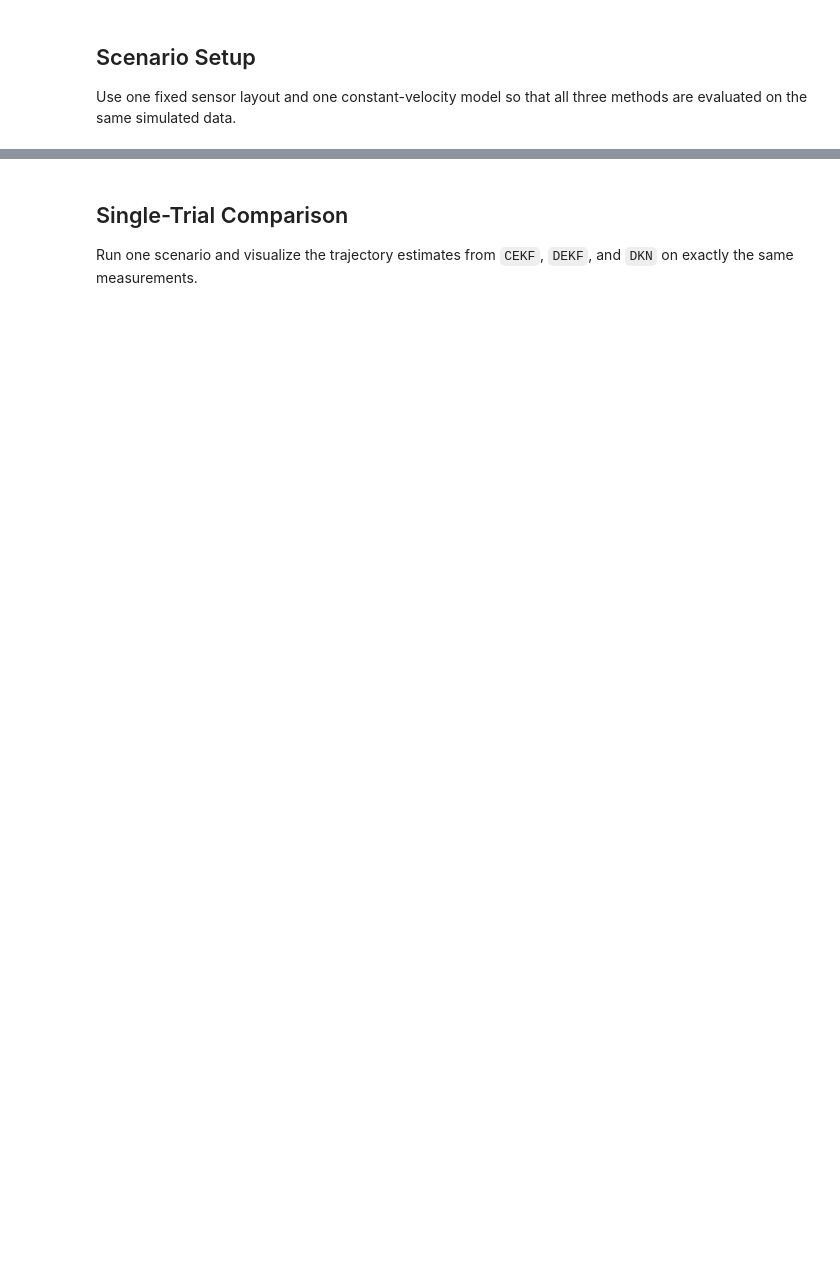
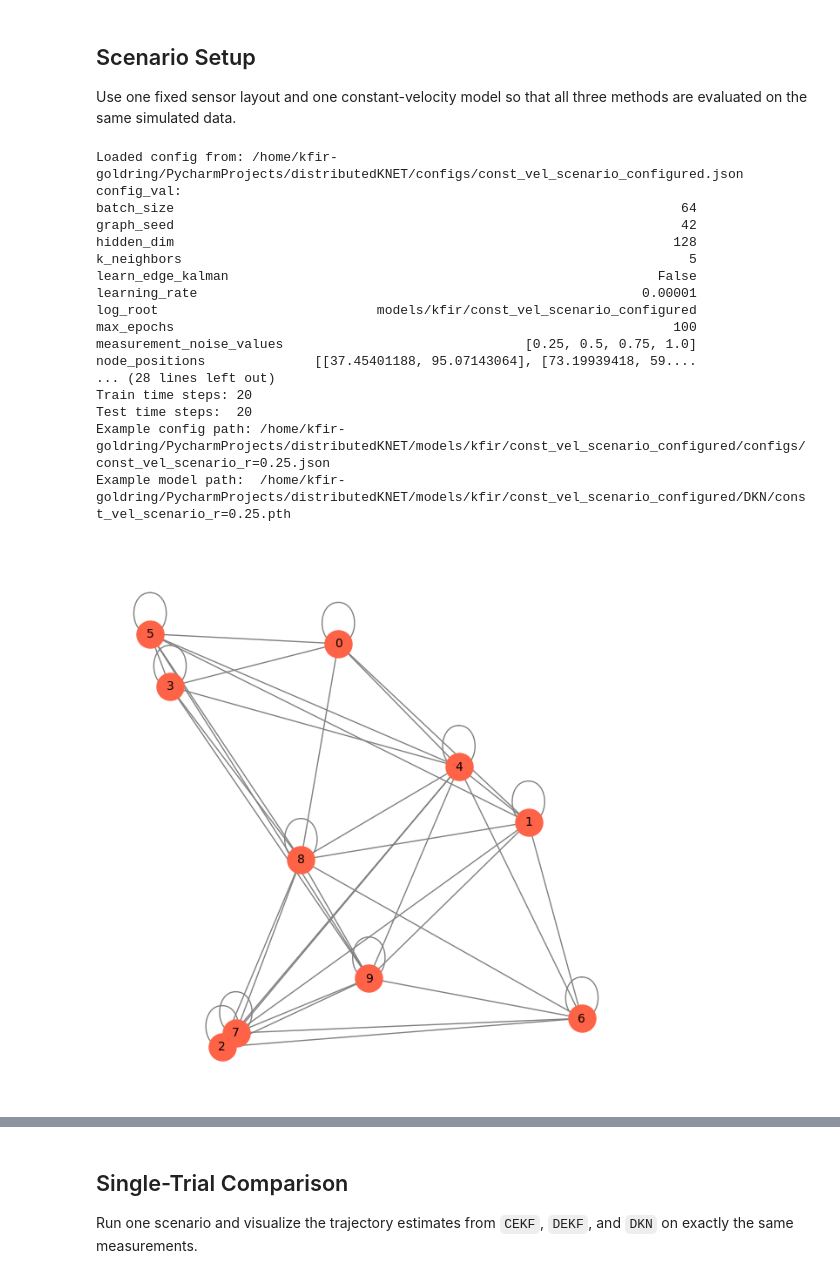
Before and after one commit to AvivG123/distributedKNET, a Jupyter notebook: notebooks/const_vel_scenario_comparison.ipynb, the cells around one changed output, grey strips where cells are left out. Drawn from its saved outputs; the diff is of its cells as text; code cells hidden in the pictures; blank space fills up the shorter version.

```diff
--- a/notebooks/const_vel_scenario_comparison.ipynb
+++ b/notebooks/const_vel_scenario_comparison.ipynb
@@ -62,55 +60,60 @@ num_trials = config_val["num_trials"]
 process_noise_std = config_val["process_noise_std"]
 time_delta = config_val["time_delta"]
 measurement_noise_values = config_val["measurement_noise_values"]
-shared_noise_across_trajectories = config_val.get("shared_noise_across_trajectories", False)
-name_suffix = "_shared_noise" if shared_noise_across_trajectories else ""
-shared_trials_cache = {}
 
 x_init = np.array(config_val["x0"], dtype=float).reshape(state_dimension, 1)
-x0_estimate = np.array(config_val["x0_estimate"], dtype=float).reshape(state_dimension, 1)
 p0 = np.eye(state_dimension) * config_val["p0_scale"]
 
 node_positions = np.array(config_val["node_positions"], dtype=float)
 f_system = ConstantVelocityModel(time_delta)
 h_system = DistanceAngleObservation(node_positions)
 adjacency_matrix = create_distance_based_graph(
     node_positions,
     k_neighbors=config_val["k_neighbors"],
     seed=config_val["graph_seed"],
 )
 j_matrix = np.array(adjacency_matrix, dtype=float, copy=True)
 np.fill_diagonal(j_matrix, 1.0)
 node_types = h_system.node_classification[:, 0].numpy().astype(int)
 save_root = REPO_ROOT / config_val["save_root"]
 
 def get_trial_data(r_noise):
-    if not shared_noise_across_trajectories:
-        trajectory = generate_trajectory(f_system, x_init, num_time_steps, process_noise_std)
-        measurements = generate_measurements(h_system, trajectory, r_noise)
-        return trajectory, measurements
-
-    noise_key = float(r_noise)
-    if noise_key not in shared_trials_cache:
-        shared_trajectory = generate_trajectory(f_system, x_init, num_time_steps, process_noise_std)
-        shared_measurements = generate_measurements(h_system, shared_trajectory, r_noise)
-        shared_trials_cache[noise_key] = (shared_trajectory, shared_measurements)
-
-    shared_trajectory, shared_measurements = shared_trials_cache[noise_key]
-    return shared_trajectory.clone(), shared_measurements.copy()
+    trajectory = generate_trajectory(f_system, x_init, num_time_steps, process_noise_std)
+    measurements = generate_measurements(h_system, trajectory, r_noise)
+    return trajectory, measurements
 
 example_r = measurement_noise_values[0]
-example_run_name = f"const_vel_scenario_r={example_r}{name_suffix}"
+example_run_name = f"const_vel_scenario_r={example_r}"
 example_config_path = save_root / "configs" / f"{example_run_name}.json"
 example_model_path = save_root / "DKN" / f"{example_run_name}.pth"
 
 print(f"Loaded config from: {config_path}")
 print("config_val:")
 print(pd.Series(config_val))
 print("\nNode positions:")
 print(node_positions)
 print(f"Train time steps: {train_time_steps}")
 print(f"Test time steps:  {test_time_steps}")
 print(f"Example config path: {example_config_path}")
 print(f"Example model path:  {example_model_path}")
 plot_graph(adjacency_matrix, node_positions, title="Constant Velocity Scenario Graph")
 plot_trajectory_and_nodes(node_positions, node_types, generate_trajectory(f_system, x_init, num_time_steps, process_noise_std))
+# %% [output]
+Loaded config from: /home/kfir-goldring/PycharmProjects/distributedKNET/configs/const_vel_scenario_configured.json
+config_val:
+batch_size                                                                 64
+graph_seed                                                                 42
+hidden_dim                                                                128
+k_neighbors                                                                 5
+learn_edge_kalman                                                       False
+learning_rate                                                         0.00001
+log_root                            models/kfir/const_vel_scenario_configured
+max_epochs                                                                100
+measurement_noise_values                               [0.25, 0.5, 0.75, 1.0]
+node_positions              [[37.45401188, 95.07143064], [73.19939418, 59....
+... (28 lines left out)
+Train time steps: 20
+Test time steps:  20
+Example config path: /home/kfir-goldring/PycharmProjects/distributedKNET/models/kfir/const_vel_scenario_configured/configs/const_vel_scenario_r=0.25.json
+Example model path:  /home/kfir-goldring/PycharmProjects/distributedKNET/models/kfir/const_vel_scenario_configured/DKN/const_vel_scenario_r=0.25.pth
+[figure, added]
```
Also changed, not shown: parts of 5 cells of this notebook, 7 other files.
